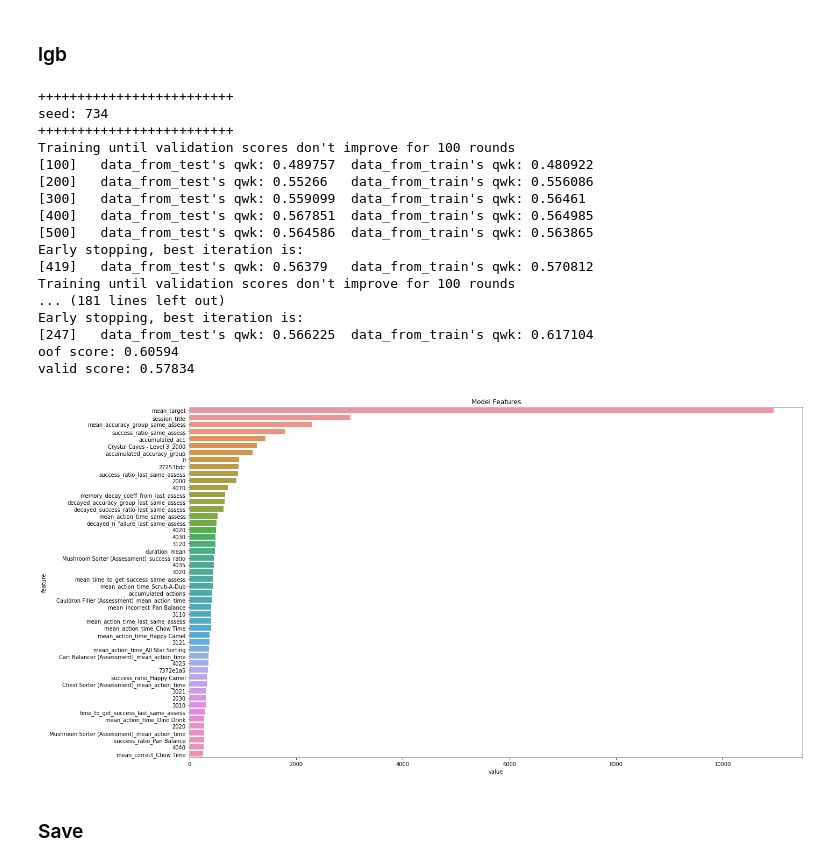
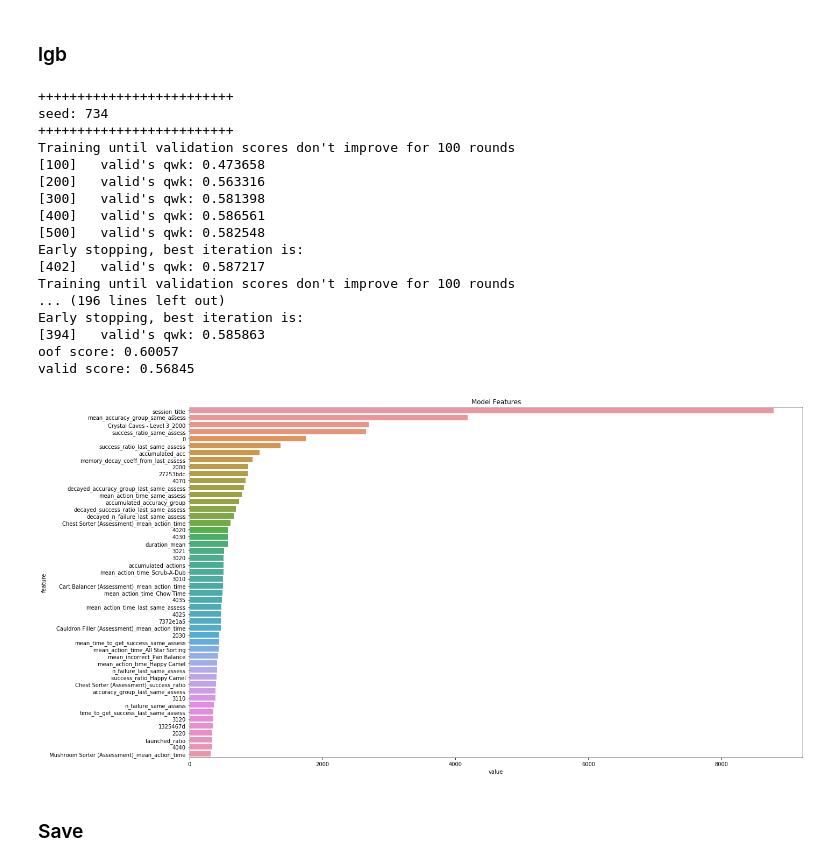
Before and after one commit to koukyo1994/kaggle-dsb2019, a Jupyter notebook: notebooks/use_valid_for_train_and_eval.ipynb, the cells around one changed output. Drawn from its saved outputs; the diff is of its cells as text; code cells hidden in the pictures.

```diff
--- a/notebooks/use_valid_for_train_and_eval.ipynb
+++ b/notebooks/use_valid_for_train_and_eval.ipynb
@@ -3212,7 +3216,7 @@ for seed in seed_sets:
         y_valid,
         x_valid[cols],
         feature_name=cols,
-        folds_ids=splits,
+        groups=groups_adv,
         config=lgb_config,
         log=True)
     avg_oof_preds += model.raw_oof_preds / (len(seed_sets) * 2)
@@ -3296,8 +3300,8 @@ for seed in seed_sets:
     splits = get_validation(x_train, cat_config2)
     x_train.drop("group", axis=1, inplace=True)
 
-    if "mean_target" not in cols:
-        cols.append("mean_target")
+    # if "mean_target" not in cols:
+    #     cols.append("mean_target")
 
     _, _, _, _, feature_importance, eval_results = model.cv(
         y_train,
@@ -3306,7 +3310,7 @@ for seed in seed_sets:
         y_valid,
         x_valid[cols],
         feature_name=cols,
-        folds_ids=splits,
+        groups=groups_adv,
         config=cat_config2,
         log=True)
     avg_oof_preds2 += model.raw_oof_preds / (len(seed_sets) * 2)
@@ -3376,13 +3380,8 @@ for seed in seed_sets:
 
     lgb_config2["val"]["params"]["random_state"] = seed
 
-    # get folds
-    x_train["group"] = groups
-    splits = get_validation(x_train, lgb_config2)
-    x_train.drop("group", axis=1, inplace=True)
-
-    if "mean_target" not in cols:
-        cols.append("mean_target")
+    # if "mean_target" not in cols:
+    #     cols.append("mean_target")
 
     _, _, _, _, feature_importance, eval_results = model.cv(
         y_train,
@@ -3391,7 +3390,7 @@ for seed in seed_sets:
         y_valid,
         x_valid[cols],
         feature_name=cols,
-        folds_ids=splits,
+        groups=groups_adv,
         config=lgb_config2,
         log=True)
     avg_oof_preds2 += model.raw_oof_preds / (len(seed_sets) * 2)
@@ -3401,44 +3400,44 @@ for seed in seed_sets:
     merged_config[f"eval_results_seed{seed}"] = dict()
     for k, v in eval_results.items():
         merged_config[f"eval_results_seed{seed}"][k] = v
 
     feature_importance = feature_importance.to_frame().rename(
         columns={0: f"seed{seed}"})
     importances = importances.join(feature_importance, how="inner")
 
 feature_imp = importances.mean(axis=1).reset_index().rename(
     columns={
         "index": "feature",
         0: "value"
     })
 
 plt.figure(figsize=(20, 10))
 sns.barplot(
     x="value",
     y="feature",
     data=feature_imp.sort_values(by="value", ascending=False).head(50))
 plt.title("Model Features")
 plt.tight_layout()
 plt.savefig(output_dir / "feature_importance_LGB2.png")
 # %% [output]
 +++++++++++++++++++++++++
 seed: 734
 +++++++++++++++++++++++++
 Training until validation scores don't improve for 100 rounds
-[100]   data_from_test's qwk: 0.489757  data_from_train's qwk: 0.480922
-[200]   data_from_test's qwk: 0.55266   data_from_train's qwk: 0.556086
-[300]   data_from_test's qwk: 0.559099  data_from_train's qwk: 0.56461
-[400]   data_from_test's qwk: 0.567851  data_from_train's qwk: 0.564985
-[500]   data_from_test's qwk: 0.564586  data_from_train's qwk: 0.563865
+[100]   valid's qwk: 0.473658
+[200]   valid's qwk: 0.563316
+[300]   valid's qwk: 0.581398
+[400]   valid's qwk: 0.586561
+[500]   valid's qwk: 0.582548
 Early stopping, best iteration is:
-[419]   data_from_test's qwk: 0.56379   data_from_train's qwk: 0.570812
+[402]   valid's qwk: 0.587217
 Training until validation scores don't improve for 100 rounds
-... (181 lines left out)
+... (196 lines left out)
 Early stopping, best iteration is:
-[247]   data_from_test's qwk: 0.566225  data_from_train's qwk: 0.617104
-oof score: 0.60594
-valid score: 0.57834
+[394]   valid's qwk: 0.585863
+oof score: 0.60057
+valid score: 0.56845
-[figure, old version]
+[figure, new version]
 # %% [markdown]
 ### Save
 # %%
```
Also changed, not shown: parts of 9 cells of this notebook, 19 other files.
